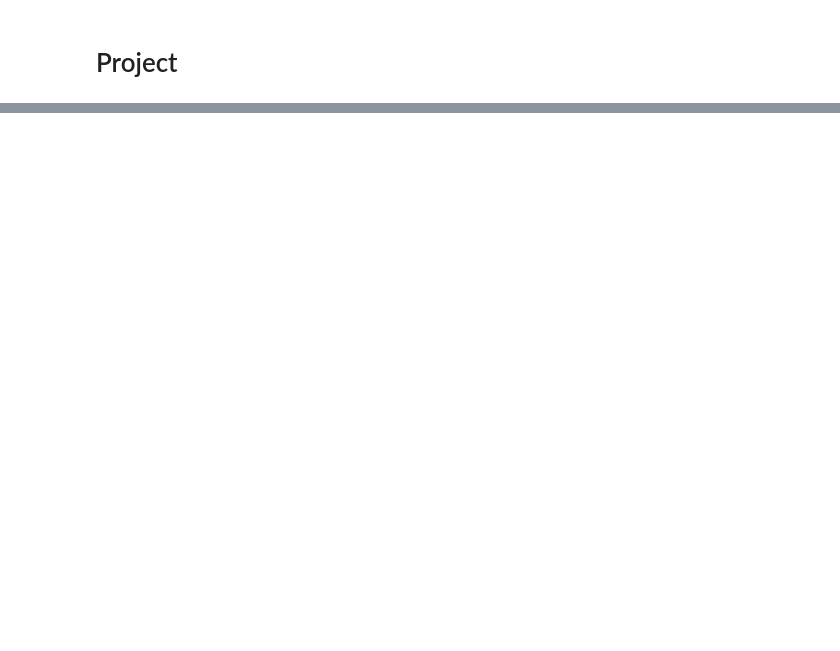
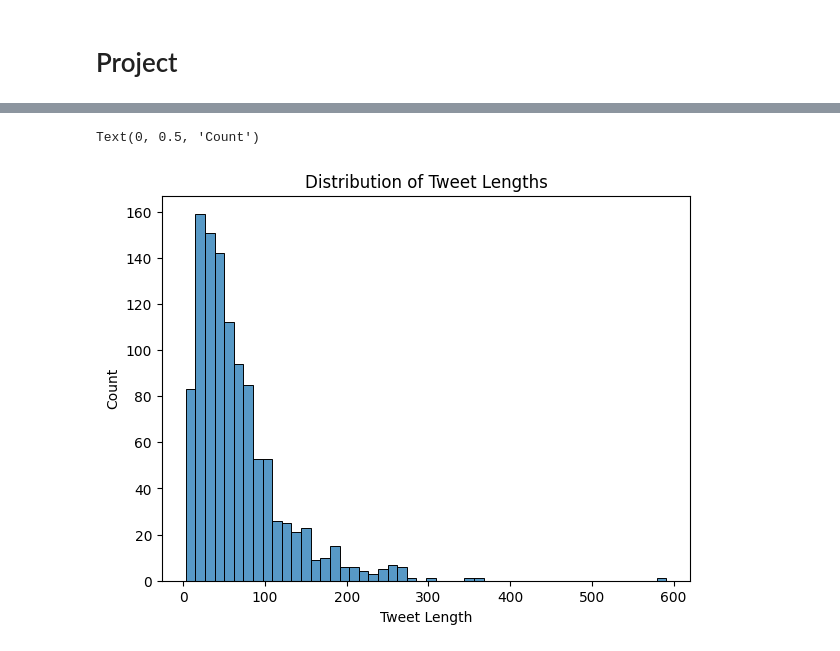
Before and after one commit to Fizryfu/Capstone, a Jupyter notebook: Capstone Project/Captsone_Project.ipynb, the cells around one changed output, grey strips where cells are left out. Drawn from its saved outputs; the diff is of its cells as text; code cells hidden in the pictures; blank space fills up the shorter version.

Commit message:
edited data processing + sentiment analysis

```diff
--- a/Capstone Project/Captsone_Project.ipynb
+++ b/Capstone Project/Captsone_Project.ipynb
@@ -343,0 +277,5 @@ plt.show()
+# %%
+df = pd.read_parquet("/Users/farazmustafa/Documents/Git/Crypto Project/Capstone/Capstone Project/bitcoin_cleaned.parquet")
+
+print("Basic Stats:")
+print(df.describe())
@@ -343,0 +293,15 @@ plt.show()
+# %%
+# Convert date column to datetime and clean the dates
+df['date'] = pd.to_datetime(df['date'])
+
+# Filter for realistic dates (2018-2023)
+df = df[
+    (df['date'].dt.year >= 2018) &
+    (df['date'].dt.year <= 2023)
+].copy()
+
+print("Dataset after date cleaning:")
+print("Number of tweets:", len(df))
+print("\nDate range:")
+print("Start date:", df['date'].min())
+print("End date:", df['date'].max())
@@ -343,0 +335,11 @@ plt.show()
+# %%
+    # Plot tweet length distribution
+    plt.figure(figsize=(15, 5))
+    plt.subplot(1, 2, 1)
+    sns.histplot(data=df, x='text_length', bins=50)
+    plt.title('Distribution of Tweet Lengths')
+    plt.xlabel('Tweet Length')
+    plt.ylabel('Count')
+# %% [output]
+Text(0, 0.5, 'Count')
+[figure, added]
```
Also changed, not shown: parts of 53 cells of this notebook.
